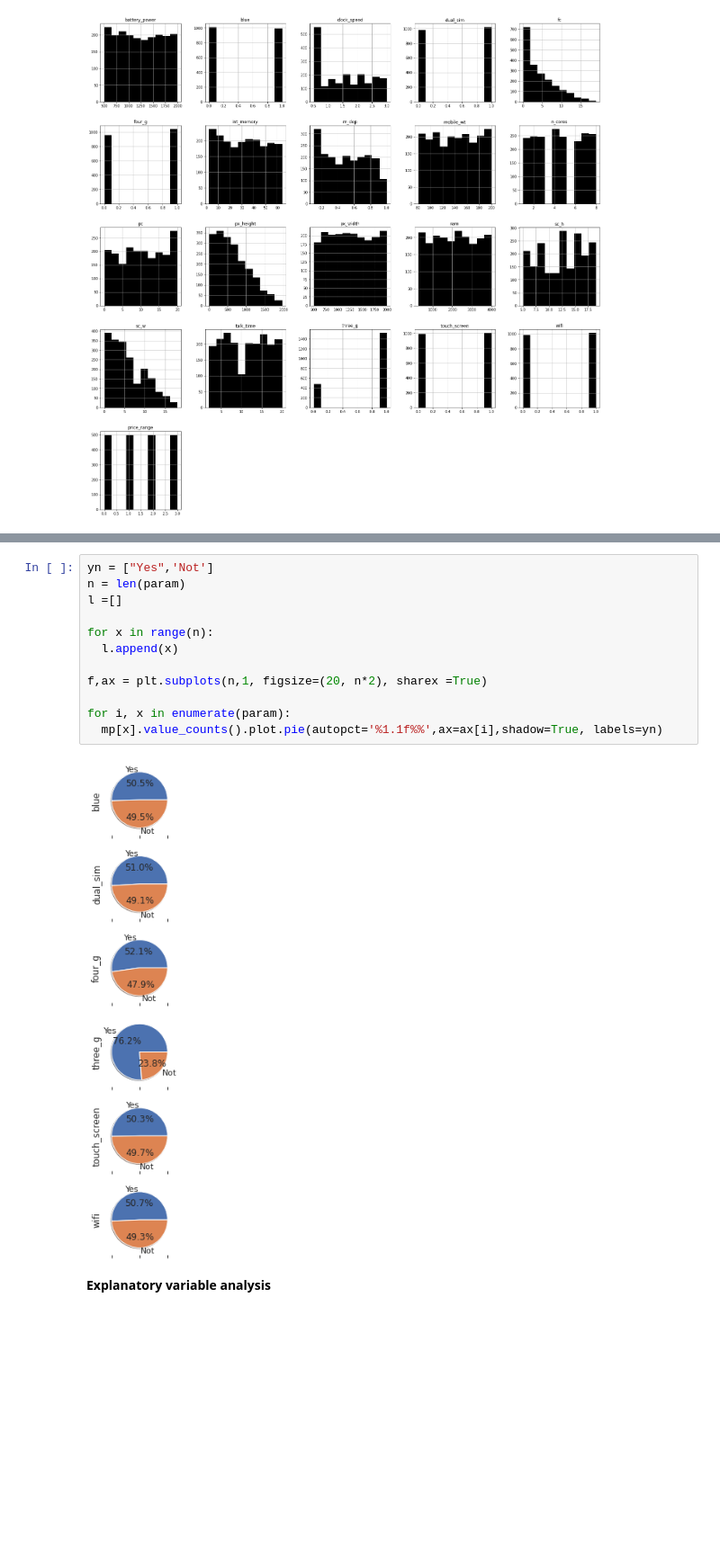
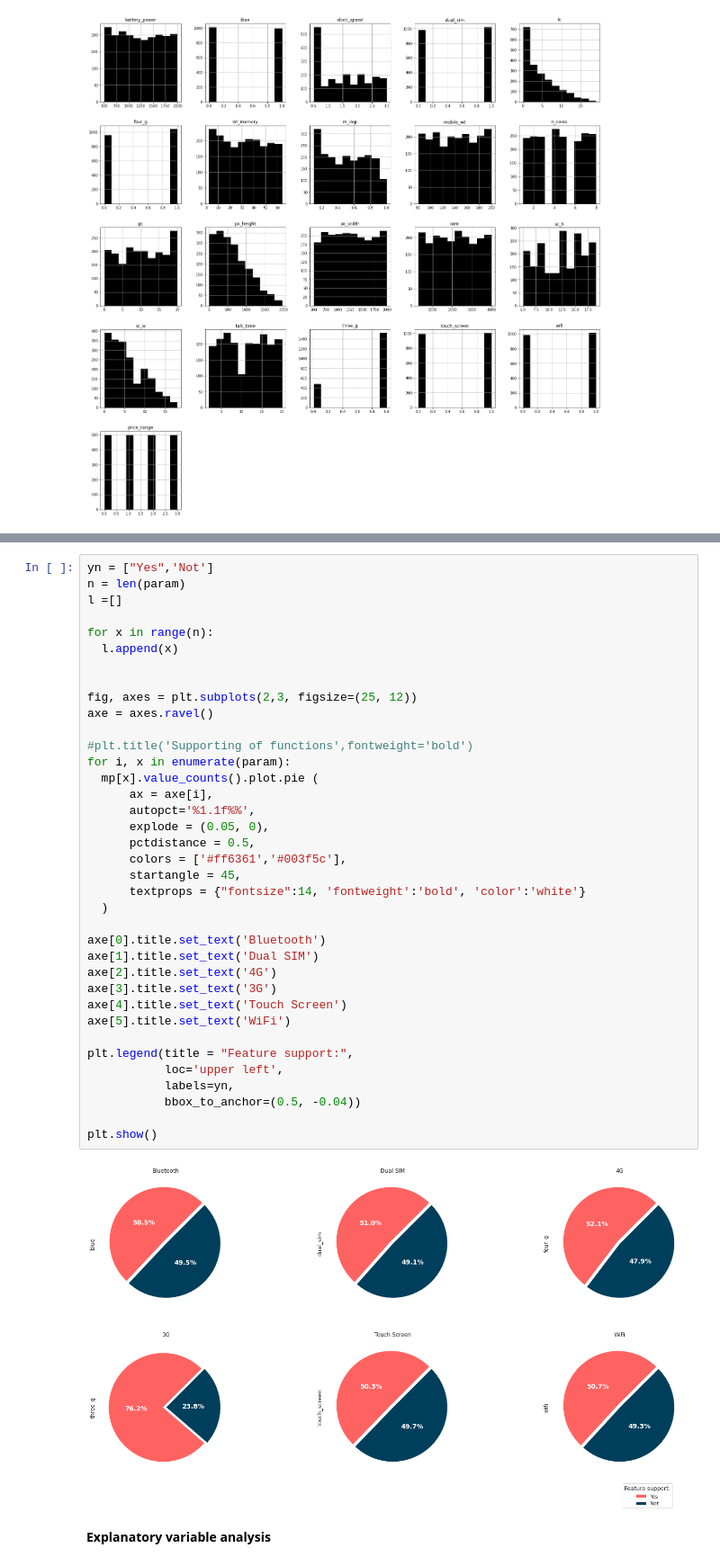
Before and after one commit to slawomirzurek/Data_Analysis_and_Programming_in_Python, a Jupyter notebook: Task.ipynb, the cells around one changed output, grey strips where cells are left out. Shown at 90% size. Saved outputs shown, nothing was run; the diff lists cells and outputs as text; blank space fills up the shorter version.

```diff
--- a/Task.ipynb
+++ b/Task.ipynb
@@ -113,20 +111,45 @@ Name: dual_sim, dtype: float64
 1   50.70%
 0   49.30%
 Name: wifi, dtype: float64
-# %%
-yn = ["Yes",'Not']
-n = len(param)
-l =[]
-
-for x in range(n):
-  l.append(x)
-
-f,ax = plt.subplots(n,1, figsize=(20, n*2), sharex =True)
-
-for i, x in enumerate(param):
-  mp[x].value_counts().plot.pie(autopct='%1.1f%%',ax=ax[i],shadow=True, labels=yn)
-# %% [output]
-[figure, removed]
+# %%
+yn = ["Yes",'Not']
+n = len(param)
+l =[]
+
+for x in range(n):
+  l.append(x)
+
+
+fig, axes = plt.subplots(2,3, figsize=(25, 12))
+axe = axes.ravel()
+
+#plt.title('Supporting of functions',fontweight='bold')
+for i, x in enumerate(param):
+  mp[x].value_counts().plot.pie (
+      ax = axe[i],
+      autopct='%1.1f%%',
+      explode = (0.05, 0),
+      pctdistance = 0.5,
+      colors = ['#ff6361','#003f5c'],
+      startangle = 45,
+      textprops = {"fontsize":14, 'fontweight':'bold', 'color':'white'}
+  )
+
+axe[0].title.set_text('Bluetooth')
+axe[1].title.set_text('Dual SIM')
+axe[2].title.set_text('4G')
+axe[3].title.set_text('3G')
+axe[4].title.set_text('Touch Screen')
+axe[5].title.set_text('WiFi')
+
+plt.legend(title = "Feature support:",
+           loc='upper left',
+           labels=yn,
+           bbox_to_anchor=(0.5, -0.04))
+
+plt.show()
+# %% [output]
+[figure, added]
 # %% [markdown]
 **Explanatory variable analysis**
 # %%
```
Also changed, not shown: parts of 6 cells of this notebook.
